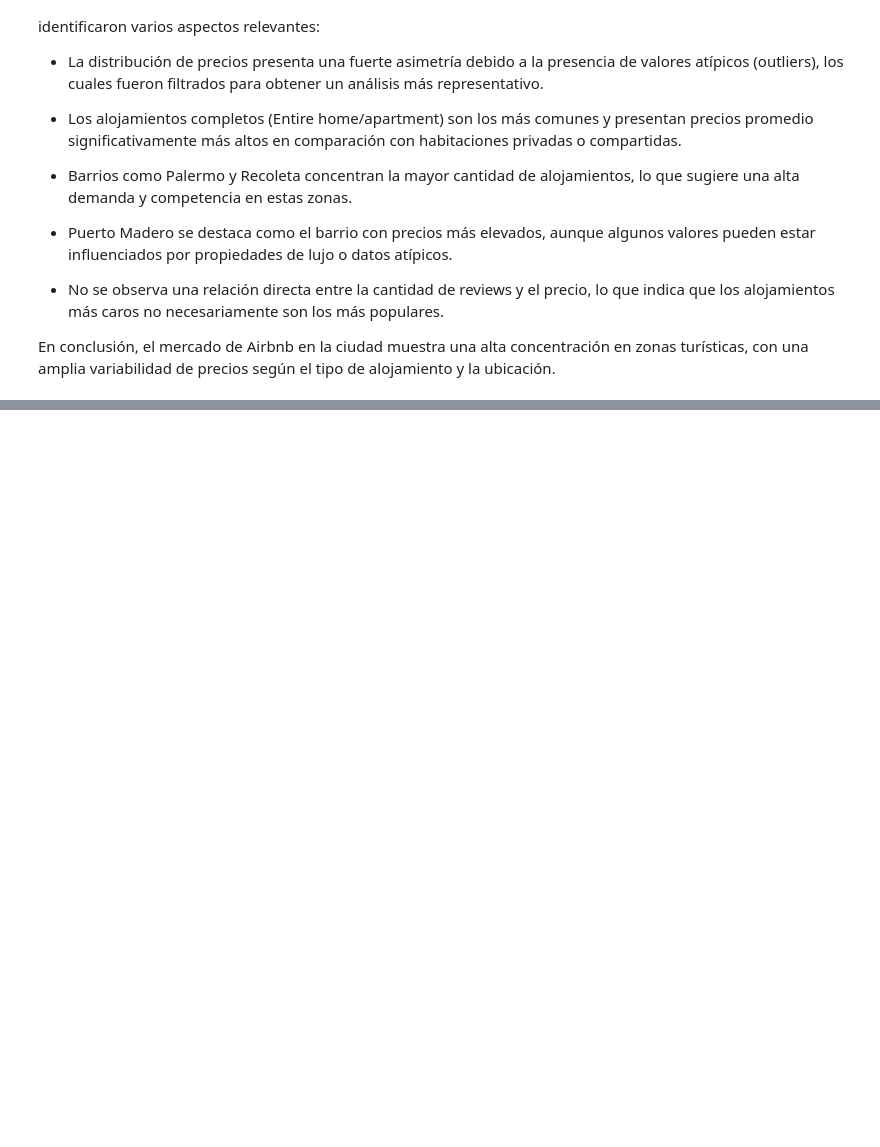
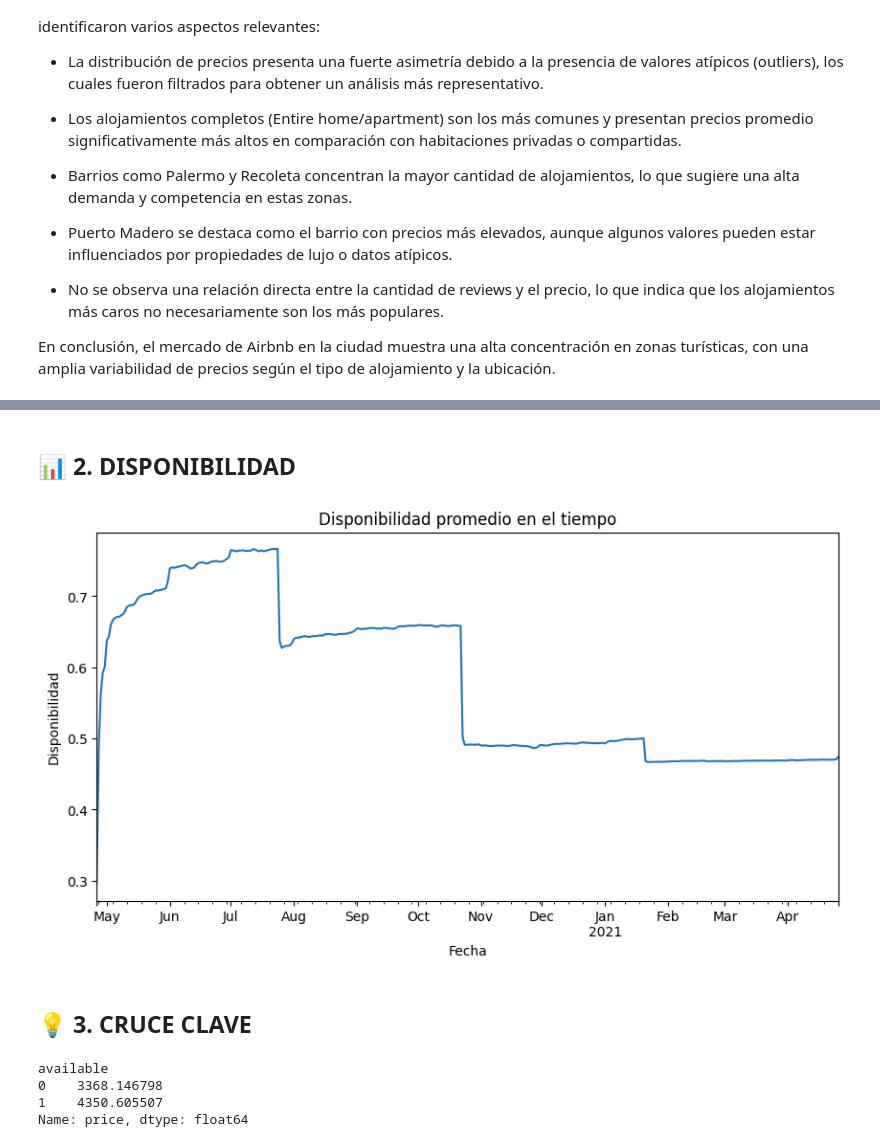
Before and after one commit to Agos282/airbnb-eda-buenos-aires, a Jupyter notebook: airbnb_eda_buenos_aires.ipynb, the cells around one changed output, grey strips where cells are left out. Drawn from its saved outputs; the diff is of its cells as text; code cells hidden in the pictures; blank space fills up the shorter version.

```diff
--- a/airbnb_eda_buenos_aires.ipynb
+++ b/airbnb_eda_buenos_aires.ipynb
@@ -504,0 +538,21 @@ En conclusión, el mercado de Airbnb en la ciudad muestra una alta concentració
+# %% [markdown]
+## 📊 2. DISPONIBILIDAD
+# %%
+availability_by_date = df_calendar.groupby("date")["available"].mean()
+
+availability_by_date.plot(figsize=(10,5))
+plt.title("Disponibilidad promedio en el tiempo")
+plt.xlabel("Fecha")
+plt.ylabel("Disponibilidad")
+plt.show()
+# %% [output]
+[figure, added]
+# %% [markdown]
+## 💡 3. CRUCE CLAVE
+# %%
+df_calendar.groupby("available")["price"].mean()
+# %% [output]
+available
+0    3368.146798
+1    4350.605507
+Name: price, dtype: float64
```
Also changed, not shown: parts of 31 cells of this notebook.
